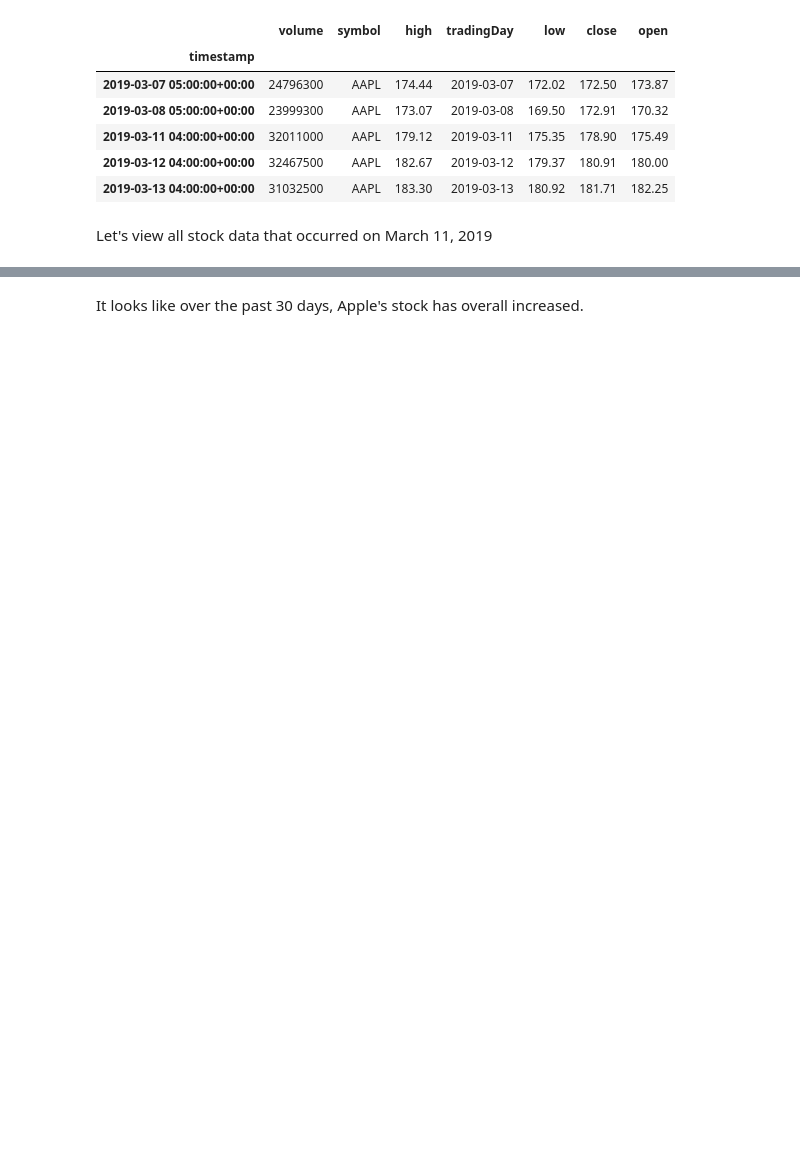
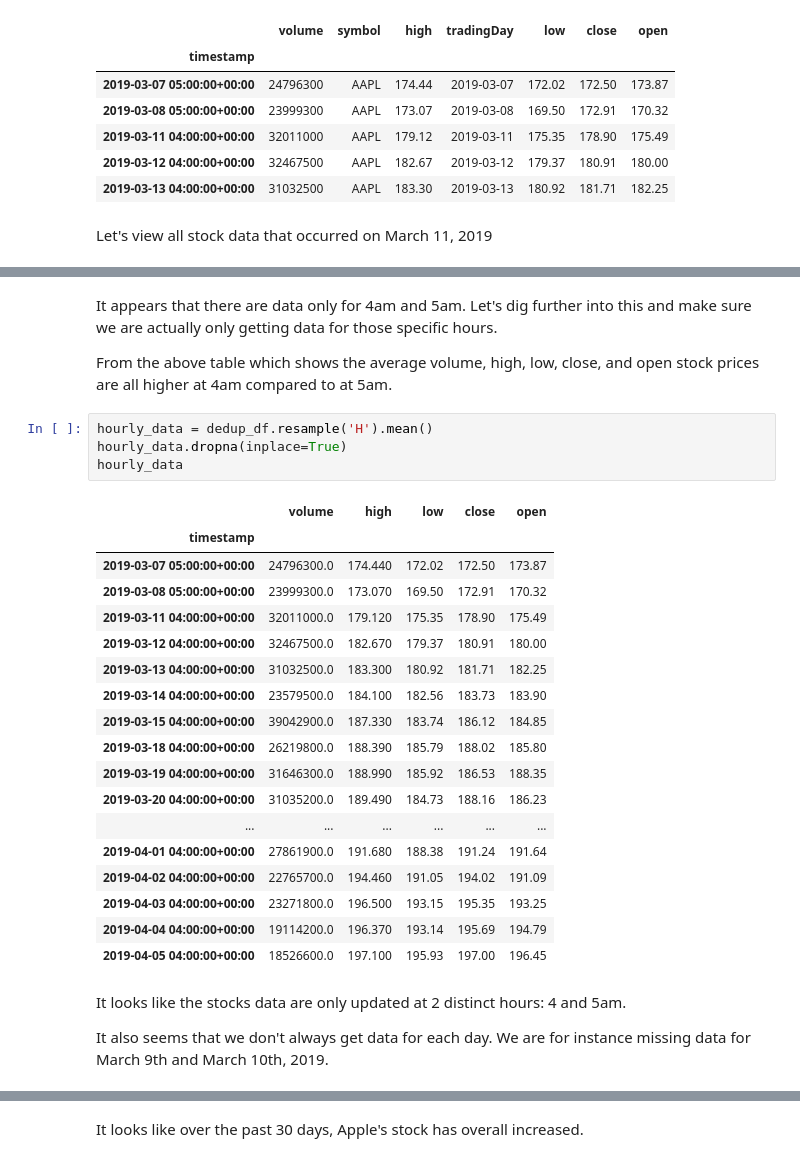
Before and after one commit to antsarandriamihaja/projects, a Jupyter notebook: Data Audit & Analysis - Stock Data.ipynb, the cells around one changed output, grey strips where cells are left out. Drawn from its saved outputs; the diff is of its cells as text; blank space fills up the shorter version.

```diff
--- a/Data Audit & Analysis - Stock Data.ipynb
+++ b/Data Audit & Analysis - Stock Data.ipynb
@@ -89,0 +116,32 @@ df["2019-03-11"]
+# %% [markdown]
+It appears that there are data only for 4am and 5am. Let's dig further into this and make sure we are actually only getting data for those specific hours.
+
+From the above table which shows the average volume, high, low, close, and open stock prices are all higher at 4am compared to at 5am.
+# %%
+hourly_data = dedup_df.resample('H').mean()
+hourly_data.dropna(inplace=True)
+hourly_data
+# %% [output]
+|  | volume | high | low | close | open |
+| timestamp |  |  |  |  |  |
+| 2019-03-07 05:00:00+00:00 | 24796300.0 | 174.440 | 172.02 | 172.50 | 173.87 |
+| 2019-03-08 05:00:00+00:00 | 23999300.0 | 173.070 | 169.50 | 172.91 | 170.32 |
+| 2019-03-11 04:00:00+00:00 | 32011000.0 | 179.120 | 175.35 | 178.90 | 175.49 |
+| 2019-03-12 04:00:00+00:00 | 32467500.0 | 182.670 | 179.37 | 180.91 | 180.00 |
+| 2019-03-13 04:00:00+00:00 | 31032500.0 | 183.300 | 180.92 | 181.71 | 182.25 |
+| 2019-03-14 04:00:00+00:00 | 23579500.0 | 184.100 | 182.56 | 183.73 | 183.90 |
+| 2019-03-15 04:00:00+00:00 | 39042900.0 | 187.330 | 183.74 | 186.12 | 184.85 |
+| 2019-03-18 04:00:00+00:00 | 26219800.0 | 188.390 | 185.79 | 188.02 | 185.80 |
+| 2019-03-19 04:00:00+00:00 | 31646300.0 | 188.990 | 185.92 | 186.53 | 188.35 |
+| 2019-03-20 04:00:00+00:00 | 31035200.0 | 189.490 | 184.73 | 188.16 | 186.23 |
+| ... | ... | ... | ... | ... | ... |
+| 2019-04-01 04:00:00+00:00 | 27861900.0 | 191.680 | 188.38 | 191.24 | 191.64 |
+| 2019-04-02 04:00:00+00:00 | 22765700.0 | 194.460 | 191.05 | 194.02 | 191.09 |
+| 2019-04-03 04:00:00+00:00 | 23271800.0 | 196.500 | 193.15 | 195.35 | 193.25 |
+| 2019-04-04 04:00:00+00:00 | 19114200.0 | 196.370 | 193.14 | 195.69 | 194.79 |
+| 2019-04-05 04:00:00+00:00 | 18526600.0 | 197.100 | 195.93 | 197.00 | 196.45 |
+# %% [markdown]
+It looks like the stocks data are only updated at 2 distinct hours: 4 and 5am.
+
+
+It also seems that we don't always get data for each day. We are for instance missing data for March 9th and March 10th, 2019.
```
Also changed, not shown: parts of 36 cells of this notebook.
